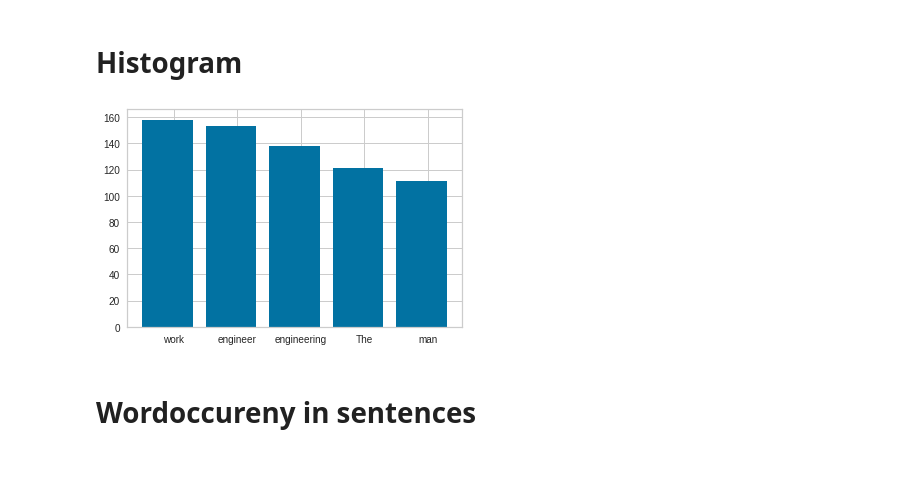
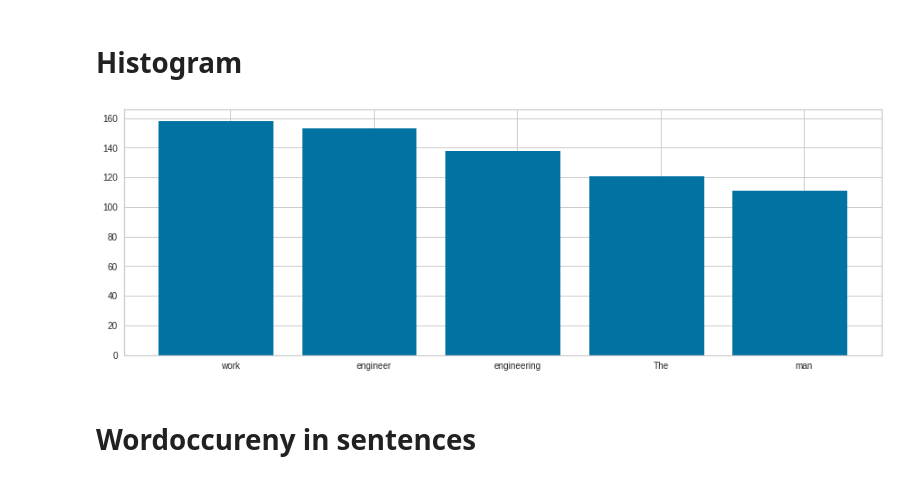
Before and after one commit to Christoph16478/PythonAnalysingTexts, a Jupyter notebook: program.ipynb, the cells around one changed output. Drawn from its saved outputs; the diff is of its cells as text; code cells hidden in the pictures.

```diff
--- a/program.ipynb
+++ b/program.ipynb
@@ -49,16 +46,17 @@ plt.show()
 # %%
 vocab_labels, vocab_values = zip(*Counter(wordsFiltered).items())
 
 sorted_values = sorted(vocab_values)[::-1]
 sorted_labels = [x for (y,x) in sorted(zip(vocab_values,vocab_labels))][::-1]
 indexes = np.arange(len(sorted_labels[:5]))
 width = 1
 
+plt.figure(figsize=(15, 5))
 plt.bar(indexes, sorted_values[:5])
 plt.xticks(indexes + width * 0.1, sorted_labels[:5])
 plt.show()
 # %% [output]
-[figure, old version]
+[figure, new version]
 # %% [markdown]
 # Wordoccureny in sentences
 # %%
```
Also changed, not shown: parts of 11 cells of this notebook, 1 other file.
